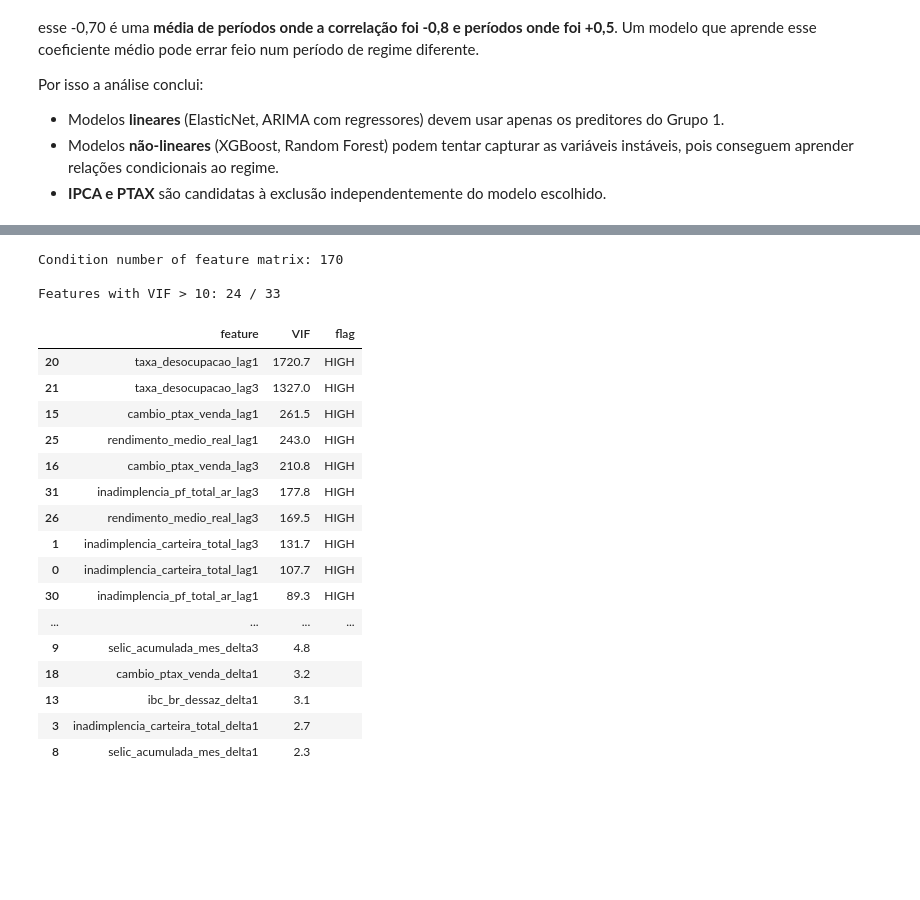
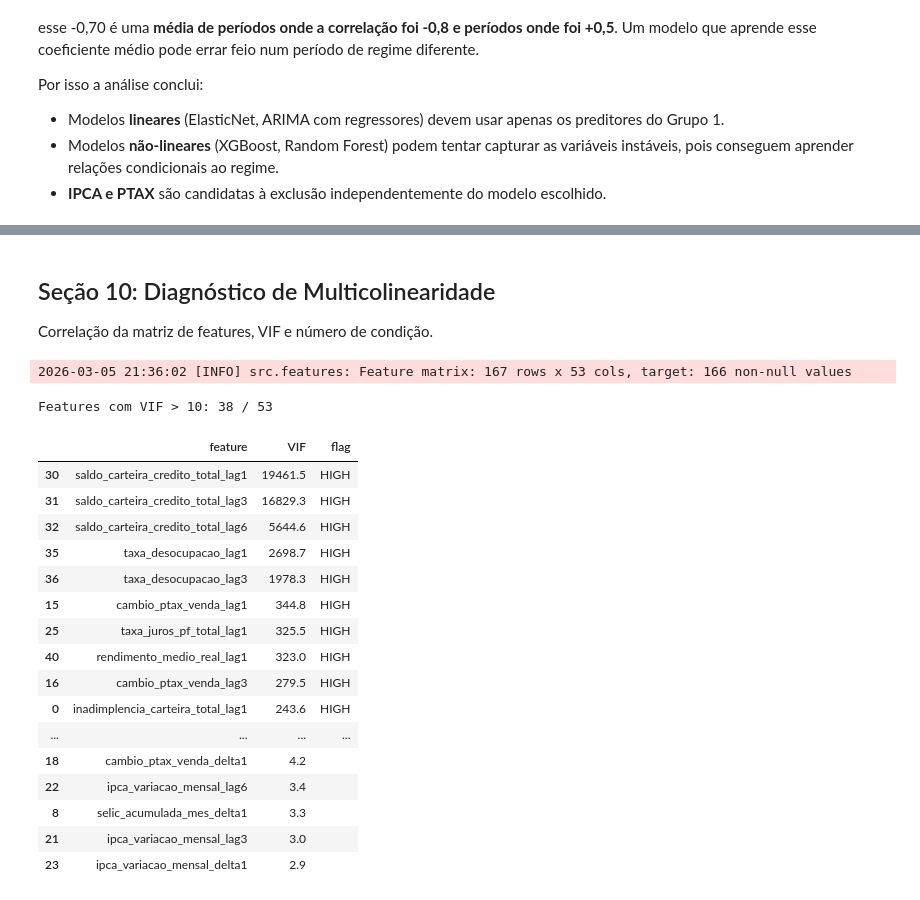
Before and after one commit to BrunoRaphaell/nowcasting, a Jupyter notebook: notebooks/01_eda.ipynb, the cells around one changed output, grey strips where cells are left out. Cells and saved outputs as stored; diff of their text form; code cells hidden in the pictures; blank space fills up the shorter version.

```diff
--- a/notebooks/01_eda.ipynb
+++ b/notebooks/01_eda.ipynb
@@ -1684,20 +1547,0 @@ Engle-Granger Cointegration Test (H0: no cointegration)
-# %%
-# Residual plots for cointegrating regressions
-coint_pairs = coint_df[coint_df["cointegrated_5pct"]]["predictor"].tolist()
-if coint_pairs:
-    fig, axes = plt.subplots(len(coint_pairs), 1, figsize=(14, 4 * len(coint_pairs)))
-    if len(coint_pairs) == 1:
-        axes = [axes]
-    for ax, col in zip(axes, coint_pairs):
-        combined = panel[[TARGET_COL, col]].dropna()
-        # OLS regression
-        from numpy.polynomial.polynomial import polyfit
-        b, a = np.polyfit(combined[col], combined[TARGET_COL], 1)
-        resid = combined[TARGET_COL] - (b * combined[col] + a)
-        ax.plot(resid.index, resid.values, linewidth=0.8)
-        ax.axhline(0, color="red", linestyle="--")
-        ax.set_title(f"Cointegrating regression residual: {TARGET_COL} ~ {col}")
-    plt.tight_layout()
-    plt.show()
-else:
-    print("No cointegrated pairs found at 5% significance level.")
@@ -1732,41 +1588,43 @@ plt.show()
+# %% [markdown]
+## Seção 10: Diagnóstico de Multicolinearidade
+
+Correlação da matriz de features, VIF e número de condição.
 # %%
-# VIF for each feature
-from sklearn.preprocessing import StandardScaler
+X, y = build_features(panel)
+X_complete = X.dropna()
 
 X_scaled = pd.DataFrame(
     StandardScaler().fit_transform(X_complete),
     columns=X_complete.columns, index=X_complete.index
 )
 
 vif_data = []
 for i, col in enumerate(X_scaled.columns):
     vif_val = variance_inflation_factor(X_scaled.values, i)
     vif_data.append({"feature": col, "VIF": round(vif_val, 1)})
 
 vif_df = pd.DataFrame(vif_data).sort_values("VIF", ascending=False)
 vif_df["flag"] = vif_df["VIF"].apply(lambda v: "HIGH" if v > 10 else "")
 
-print(f"Condition number of feature matrix: {np.linalg.cond(X_scaled.values):.0f}")
-print(f"\nFeatures with VIF > 10: {(vif_df['VIF'] > 10).sum()} / {len(vif_df)}\n")
+print(f"\nFeatures com VIF > 10: {(vif_df['VIF'] > 10).sum()} / {len(vif_df)}\n")
 vif_df
 # %% [output]
-Condition number of feature matrix: 170
-
-Features with VIF > 10: 24 / 33
+2026-03-05 21:36:02 [INFO] src.features: Feature matrix: 167 rows x 53 cols, target: 166 non-null values
+Features com VIF > 10: 38 / 53
 |  | feature | VIF | flag |
-| 20 | taxa_desocupacao_lag1 | 1720.7 | HIGH |
-| 21 | taxa_desocupacao_lag3 | 1327.0 | HIGH |
-| 15 | cambio_ptax_venda_lag1 | 261.5 | HIGH |
-| 25 | rendimento_medio_real_lag1 | 243.0 | HIGH |
-| 16 | cambio_ptax_venda_lag3 | 210.8 | HIGH |
-| 31 | inadimplencia_pf_total_ar_lag3 | 177.8 | HIGH |
-| 26 | rendimento_medio_real_lag3 | 169.5 | HIGH |
-| 1 | inadimplencia_carteira_total_lag3 | 131.7 | HIGH |
-| 0 | inadimplencia_carteira_total_lag1 | 107.7 | HIGH |
-| 30 | inadimplencia_pf_total_ar_lag1 | 89.3 | HIGH |
+| 30 | saldo_carteira_credito_total_lag1 | 19461.5 | HIGH |
+| 31 | saldo_carteira_credito_total_lag3 | 16829.3 | HIGH |
+| 32 | saldo_carteira_credito_total_lag6 | 5644.6 | HIGH |
+| 35 | taxa_desocupacao_lag1 | 2698.7 | HIGH |
+| 36 | taxa_desocupacao_lag3 | 1978.3 | HIGH |
+| 15 | cambio_ptax_venda_lag1 | 344.8 | HIGH |
+| 25 | taxa_juros_pf_total_lag1 | 325.5 | HIGH |
+| 40 | rendimento_medio_real_lag1 | 323.0 | HIGH |
+| 16 | cambio_ptax_venda_lag3 | 279.5 | HIGH |
+| 0 | inadimplencia_carteira_total_lag1 | 243.6 | HIGH |
 | ... | ... | ... | ... |
-| 9 | selic_acumulada_mes_delta3 | 4.8 |  |
-| 18 | cambio_ptax_venda_delta1 | 3.2 |  |
-| 13 | ibc_br_dessaz_delta1 | 3.1 |  |
-| 3 | inadimplencia_carteira_total_delta1 | 2.7 |  |
-| 8 | selic_acumulada_mes_delta1 | 2.3 |  |
+| 18 | cambio_ptax_venda_delta1 | 4.2 |  |
+| 22 | ipca_variacao_mensal_lag6 | 3.4 |  |
+| 8 | selic_acumulada_mes_delta1 | 3.3 |  |
+| 21 | ipca_variacao_mensal_lag3 | 3.0 |  |
+| 23 | ipca_variacao_mensal_delta1 | 2.9 |  |
```
Also changed, not shown: parts of 74 cells of this notebook.
